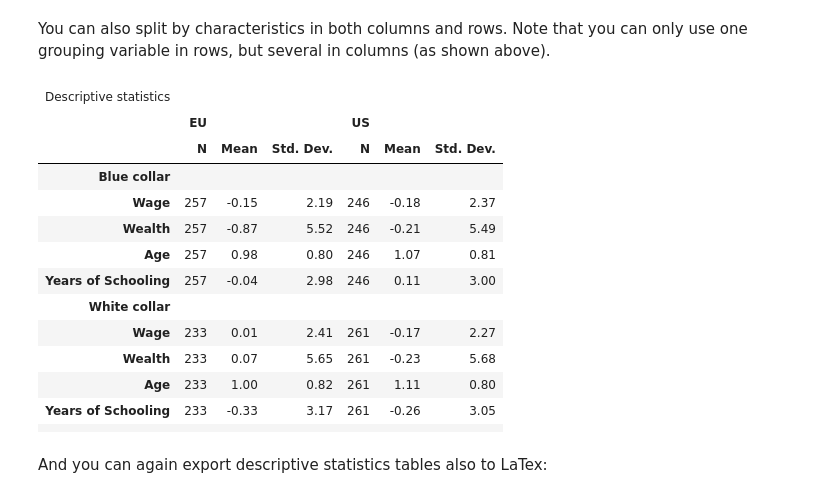
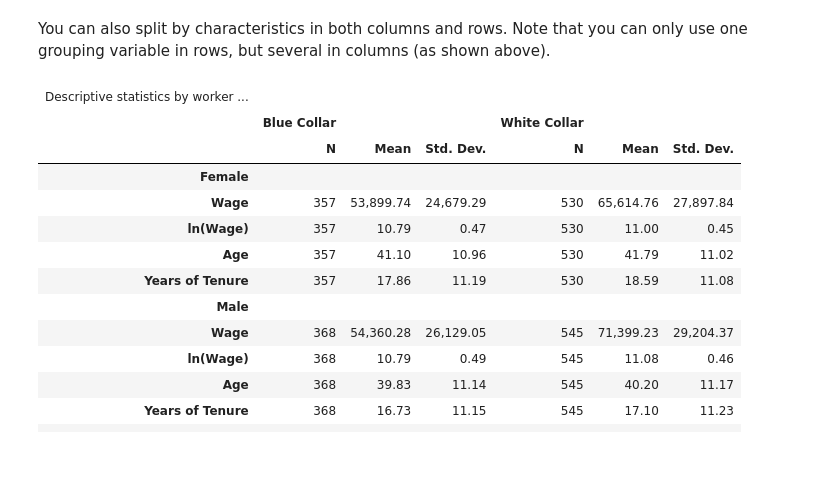
Before and after one commit to dsliwka/maketables, a Jupyter notebook: ETable.ipynb, the cells around one changed output. Drawn from its saved outputs; the diff is of its cells as text; code cells hidden in the pictures; blank space fills up the shorter version.

```diff
--- a/ETable.ipynb
+++ b/ETable.ipynb
@@ -291,7 +265,8 @@ to.ETable(
 ## Setting defaults
 You can set default options for `ETable` by changing the class attributes. For example, to change the default model statistics, always use the same labels, digits, and significance levels, you can do the following:
 # %%
-to.ETable.DEFAULT_MODEL_STATS = ["N","r2"]
-to.ETable.DEFAULT_LABELS = labels
-to.ETable.DEFAULT_DIGITS = 2
-to.ETable.DEFAULT_SIGNIF_CODE = [0.01, 0.05, 0.1]
+# Set default options for all future ETable calls
+mt.ETable.DEFAULT_MODEL_STATS = ["N","r2","r2_within"]
+mt.ETable.DEFAULT_LABELS = labels
+mt.ETable.DEFAULT_COEF_FMT = "b:.3f \n (se:.3f)"  # 3 decimal places for both coefficients and SEs
+mt.ETable.DEFAULT_SIGNIF_CODE = [0.01, 0.05, 0.1]
@@ -317,12 +293,3 @@ to.ETable([fit1, fit2, fit3, fit4, fit5, fit6])
 By default, categorical variables are returned using the formulaic "C(variable)[T.value]" notation. Via the `cat_template` argument,
 you can rename categorical variables via a specified template *{variable}={value}*. This works when either the variable is categorial in the DataFrame, or the C() or i() operators are used in the regresson formula.
 ´
-# %%
-# Add a categorical variable
-data['job'] = np.random.choice(["Managerial", "Admin", "Blue collar"], size=len(data), p=[1/3, 1/3, 1/3])
-# Add a label for this variable to the dictionary
-labels['job']="Job Family"
-
-fit7 = pf.feols("Y ~ X1 + X2 + job", data = data)
-
-to.ETable([fit7], labels=labels, cat_template = "{variable}: {value}")
@@ -606,0 +513,14 @@ to.DTable(
+# %%
+# Generate a categorical variable for gender from the dummy variable
+df["gender"] = df["female"].map({0: "Male", 1: "Female"})
+
+mt.DTable(
+    df,
+    vars=["wage", "logwage", "age", "tenure"],
+    labels=labels,
+    bycol=["worker_type","gender"],
+    stats=["count", "mean", "std"],
+    caption="Descriptive statistics by worker type and gender",
+    stats_labels={"count": "Number of observations"},
+    counts_row_below=True,
+)
@@ -635,29 +568,27 @@ to.DTable(
 # %% [markdown]
 You can also split by characteristics in both columns and rows. Note that you can only use one grouping variable in rows, but several in columns (as shown above).
 # %%
-to.DTable(
-    data,
-    vars=["Y", "Y2", "X1", "X2"],
+mt.DTable(
+    df,
+    vars=["wage", "logwage", "age", "tenure"],
     labels=labels,
-    bycol=["country"],
-    byrow="occupation",
+    bycol=["worker_type"],
+    byrow="gender",
     stats=["count", "mean", "std"],
-    caption="Descriptive statistics",
+    caption="Descriptive statistics by worker type and gender",
 )
 # %% [output]
-| Descriptive statistics |  |  |  |  |  |  |
-|  | EU |  |  | US |  |  |
+| Descriptive statistics by worker ... |  |  |  |  |  |  |
+|  | Blue Collar |  |  | White Collar |  |  |
 |  | N | Mean | Std. Dev. | N | Mean | Std. Dev. |
-| Blue collar |  |  |  |  |  |  |
-| Wage | 257 | -0.15 | 2.19 | 246 | -0.18 | 2.37 |
-| Wealth | 257 | -0.87 | 5.52 | 246 | -0.21 | 5.49 |
-| Age | 257 | 0.98 | 0.80 | 246 | 1.07 | 0.81 |
-| Years of Schooling | 257 | -0.04 | 2.98 | 246 | 0.11 | 3.00 |
-| White collar |  |  |  |  |  |  |
-| Wage | 233 | 0.01 | 2.41 | 261 | -0.17 | 2.27 |
-| Wealth | 233 | 0.07 | 5.65 | 261 | -0.23 | 5.68 |
-| Age | 233 | 1.00 | 0.82 | 261 | 1.11 | 0.80 |
-| Years of Schooling | 233 | -0.33 | 3.17 | 261 | -0.26 | 3.05 |
+| Female |  |  |  |  |  |  |
+| Wage | 357 | 53,899.74 | 24,679.29 | 530 | 65,614.76 | 27,897.84 |
+| ln(Wage) | 357 | 10.79 | 0.47 | 530 | 11.00 | 0.45 |
+| Age | 357 | 41.10 | 10.96 | 530 | 41.79 | 11.02 |
+| Years of Tenure | 357 | 17.86 | 11.19 | 530 | 18.59 | 11.08 |
+| Male |  |  |  |  |  |  |
+| Wage | 368 | 54,360.28 | 26,129.05 | 545 | 71,399.23 | 29,204.37 |
+| ln(Wage) | 368 | 10.79 | 0.49 | 545 | 11.08 | 0.46 |
+| Age | 368 | 39.83 | 11.14 | 545 | 40.20 | 11.17 |
+| Years of Tenure | 368 | 16.73 | 11.15 | 545 | 17.10 | 11.23 |
 |  |  |  |  |  |  |  |
-# %% [markdown]
-And you can again export descriptive statistics tables also to LaTex:
```
Also changed, not shown: parts of 64 cells of this notebook, 5 other files.
